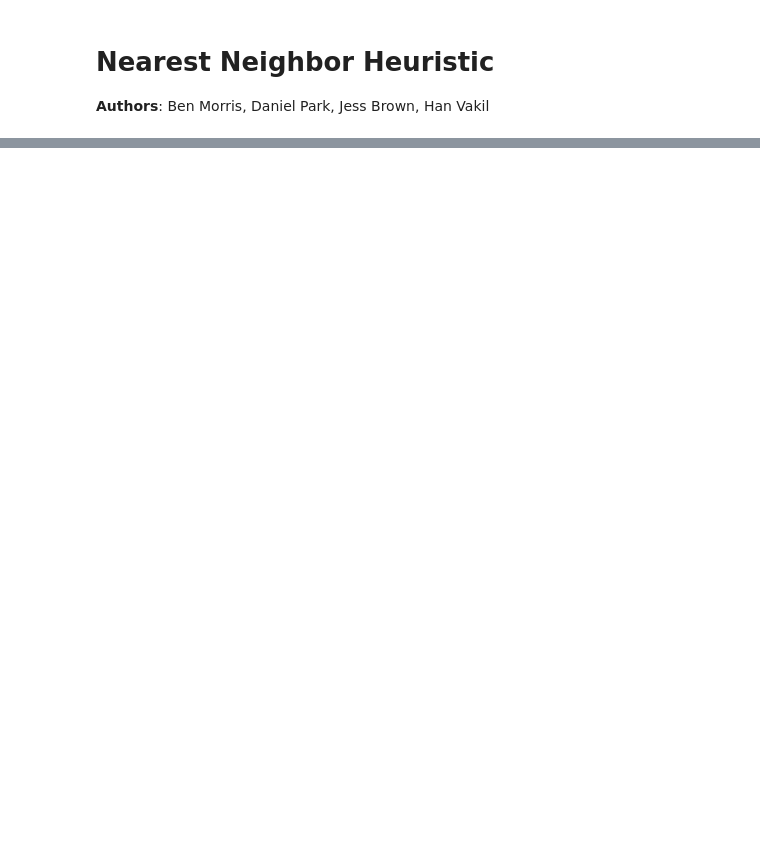
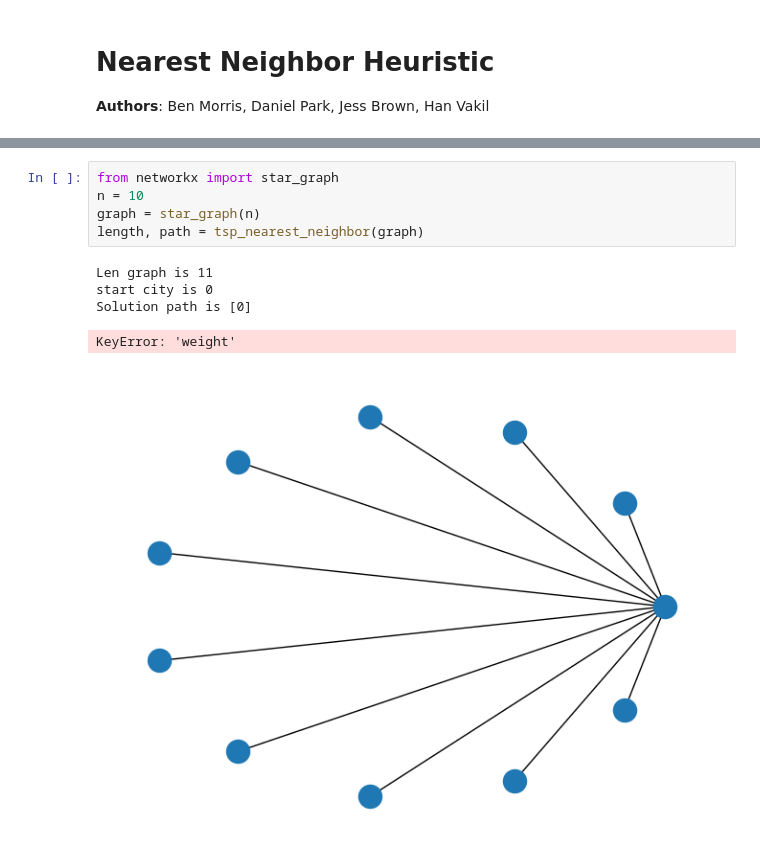
Before and after one commit to olincollege/directed-salesman, a Jupyter notebook: nearest_neighbor_heuristic.ipynb, the cells around one changed output, grey strips where cells are left out. Cells and saved outputs as stored; diff of their text form; blank space fills up the shorter version.

```diff
--- a/nearest_neighbor_heuristic.ipynb
+++ b/nearest_neighbor_heuristic.ipynb
@@ -109,0 +125,11 @@ KeyError: 4
+# %%
+from networkx import star_graph
+n = 10
+graph = star_graph(n)
+length, path = tsp_nearest_neighbor(graph)
+# %% [output]
+Len graph is 11
+start city is 0
+Solution path is [0]
+KeyError: 'weight'
+[figure, added]
```
Also changed, not shown: parts of 10 cells of this notebook, 2 other files.
